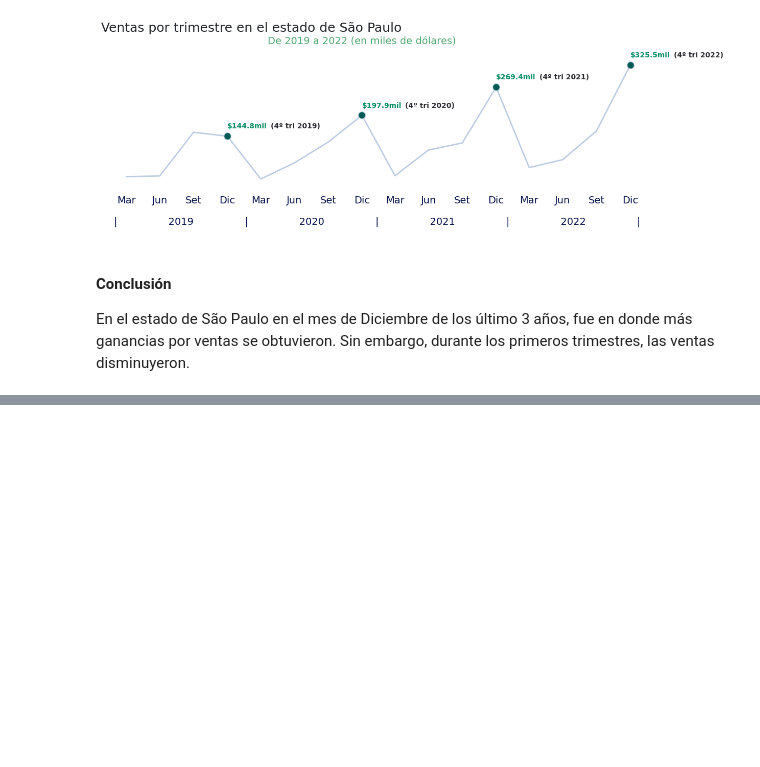
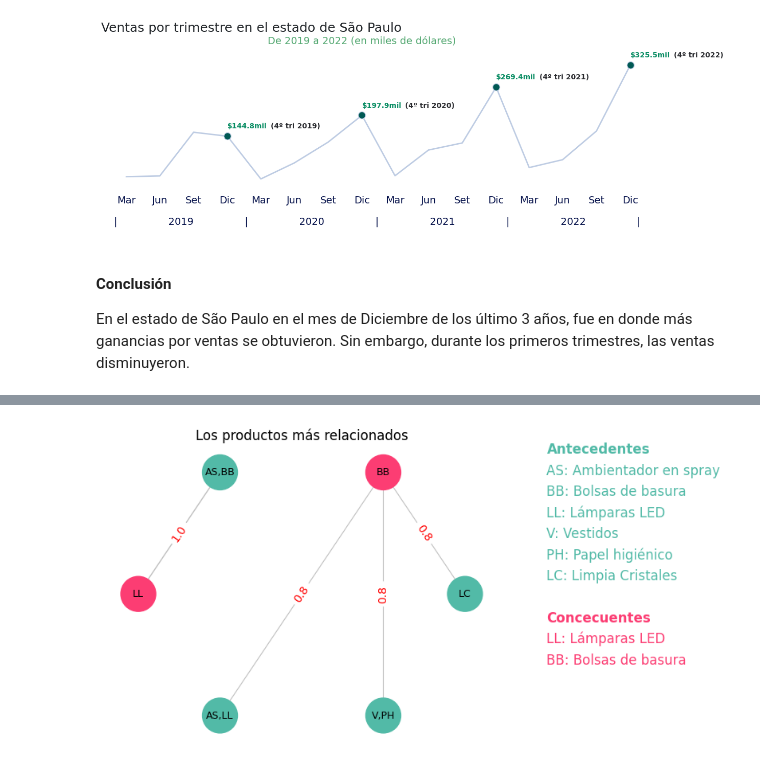
Before and after one commit to pabloing93/supermarket-sales-analysis, a Jupyter notebook: Supermarket_Sales_Analysis.ipynb, the cells around one changed output, grey strips where cells are left out. Drawn from its saved outputs; the diff is of its cells as text; code cells hidden in the pictures; blank space fills up the shorter version.

```diff
--- a/Supermarket_Sales_Analysis.ipynb
+++ b/Supermarket_Sales_Analysis.ipynb
@@ -412,0 +396,83 @@ df_ventas_limpio
+# %%
+def pregunta_6():
+  #Importamos las librerias requeridas
+  from mlxtend.preprocessing import TransactionEncoder
+  from mlxtend.frequent_patterns import apriori, association_rules
+  import networkx as nx
+
+  #Obtenemos el carrito de transacciones realizadas
+  df_compras_por_cliente = df_ventas_limpio[['fecha_pedido', 'nombre_cliente', 'segmento_cliente', 'tipo_producto']].copy()
+  group = df_compras_por_cliente.groupby('nombre_cliente')
+  carrito = []
+  for item in group:
+    client = item[0]
+    compras = item[1]
+    group_compras = compras[['fecha_pedido', 'tipo_producto']].groupby('fecha_pedido')
+    for compra in group_compras:
+      carrito.append(compra[1]['tipo_producto'].values.tolist())
+
+  # Codificamos las últimas 100 transacciones
+  te = TransactionEncoder()
+  te_ary = te.fit(carrito[-100:]).transform(carrito[-100:])
+  df_transacciones = pd.DataFrame(te_ary, columns=te.columns_)
+
+  # Aplicamos el algoritmos Apriori
+  frequent_itemsets = apriori(df_transacciones, min_support=0.03, use_colnames=True)
+
+  # Generamos las reglas de transacciones
+  rules = association_rules(frequent_itemsets, metric="confidence", min_threshold=0.7)
+
+  print(rules[['antecedents', 'consequents', 'confidence']])
+
+  #Graficamos el grafo
+  # Reglas de asociaciones según el resultado anterior
+  association_rules = [
+      ('LC', 'BB', 0.8),
+      ('AS,BB', 'LL', 1.0),
+      ('AS,LL', 'BB', 0.8),
+      ('V,PH', 'BB', 0.8)
+  ]
+
+  # Creamos un grafo y seteamos variables
+  G = nx.DiGraph()
+  edge_weights = []
+  edge_labels = {}
+  colors=['#52baa7', '#fc3d73', '#52baa7','#fc3d73', '#52baa7', '#52baa7']
+
+  # Creamos los nodos con sus respectivos valores
+  for rule in association_rules:
+      antecedent = rule[0]
+      consequent = rule[1]
+      confidence = rule[2]
+      G.add_edge(antecedent, consequent, weight=confidence)
+      edge_weights.append(confidence)
+      edge_labels[(antecedent, consequent)] = confidence
+
+  # Generamos las posiciones del layout
+  pos = nx.circular_layout(G)
+
+  # Dibujamos los nodos
+  nx.draw_networkx_nodes(G, pos, node_size=1000, node_color=colors)
+  nx.draw_networkx_edges(G, pos, width=edge_weights, edge_color="gray", alpha=0.5)
+  nx.draw_networkx_labels(G, pos, font_size=9, font_color="black")
+  nx.draw_networkx_edge_labels(G, pos, edge_labels=edge_labels, font_color="red")
+
+  # Show the plot
+  plt.title("Los productos más relacionados")
+  plt.axis("off")  # Turn off axis labels
+  plt.text(1.5,1,"Antecedentes", color='#52baa7', fontsize=12, fontweight='bold')
+  plt.text(1.5,0.85,"AS: Ambientador en spray", color='#52baa7', fontsize=12)
+  plt.text(1.5,0.70,"BB: Bolsas de basura", color='#52baa7', fontsize=12)
+  plt.text(1.5,0.55,"LL: Lámparas LED", color='#52baa7', fontsize=12)
+  plt.text(1.5,0.40,"V: Vestidos", color='#52baa7', fontsize=12)
+  plt.text(1.5,0.25,"PH: Papel higiénico", color='#52baa7', fontsize=12)
+  plt.text(1.5,0.10,"LC: Limpia Cristales", color='#52baa7', fontsize=12)
+
+  plt.text(1.5,-0.20,"Concecuentes", color='#fc3d73', fontsize=12, fontweight='bold')
+  plt.text(1.5,-0.35,"LL: Lámparas LED", color='#fc3d73', fontsize=12)
+  plt.text(1.5,-0.50,"BB: Bolsas de basura", color='#fc3d73', fontsize=12)
+
+  plt.show()
+
+pregunta_6()
+# %% [output]
@@ -412,0 +484 @@ df_ventas_limpio
+[figure, added]
```
Also changed, not shown: parts of 6 cells of this notebook, 10 other files.
